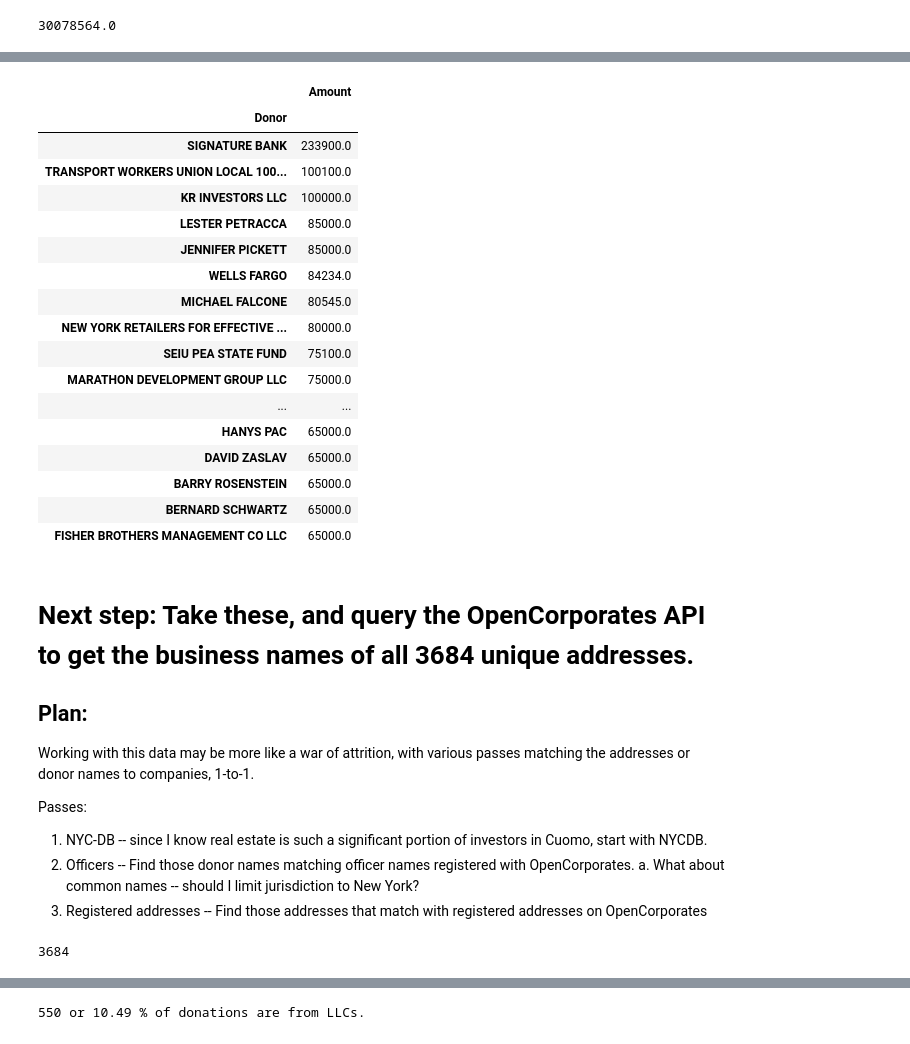
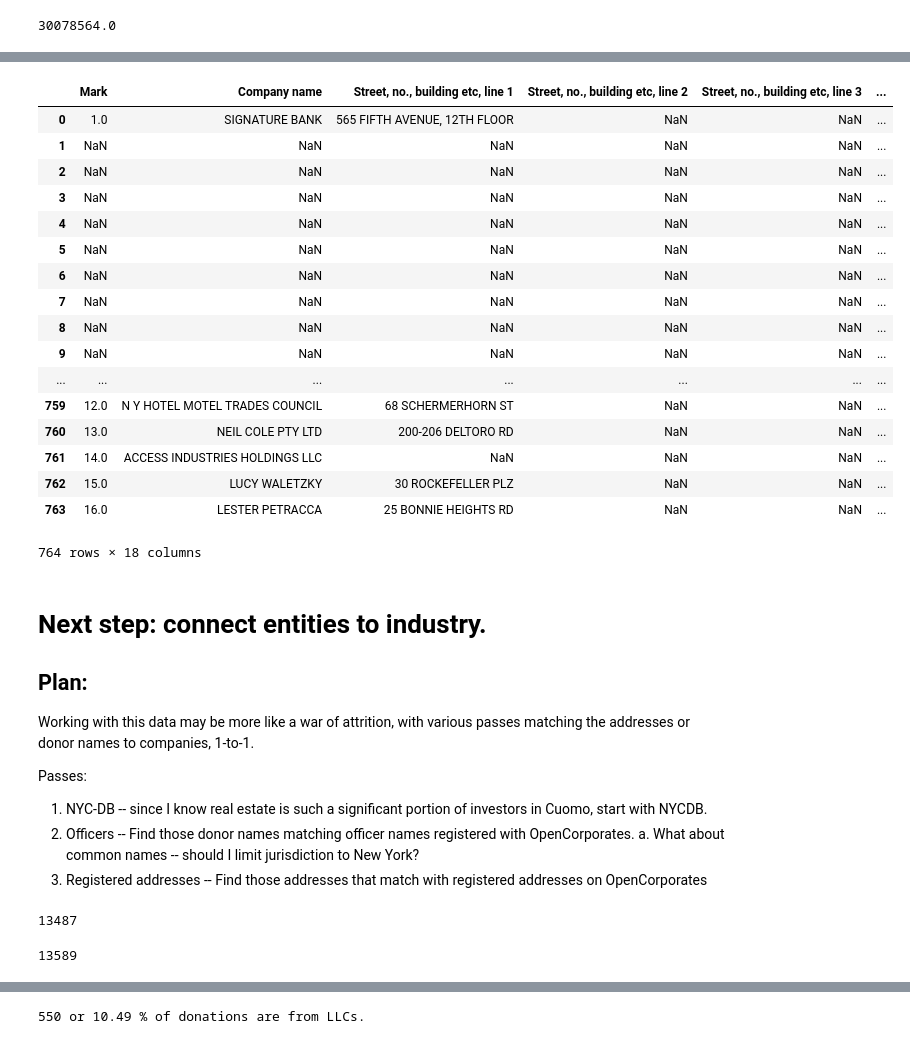
Before and after one commit to kromreig/warchest_cuomo_indy, a Jupyter notebook: Cuomo_Campaign_Finance.ipynb, the cells around one changed output, grey strips where cells are left out. Saved outputs shown, nothing was run; the diff lists cells and outputs as text; code cells hidden in the pictures.

```diff
--- a/Cuomo_Campaign_Finance.ipynb
+++ b/Cuomo_Campaign_Finance.ipynb
@@ -45,7 +46,8 @@ df['2014-11-01':]['Amount'].sum()
 30078564.0
 # %%
 #I'll decide to go with the last 4 years before November 2018, but can change this later easily.
-df_warchest = df['2014-11-01':]
+#EDIT: John and Peter want to look at everything from 2010 onward.
+df_warchest = df['2010-01-01':]
 # %%
 #So here is our Cuomo 2018 warchest data. 5244 campaign contributions from 2014-11-01 to 2018-01-12.
 #The next BOE data update will be in July 2018.
@@ -106,27 +73,34 @@ df_warchest['Donor'].value_counts().head(25).to_frame()
 # %%
 #Who are Cuomo's top individual donors, by sum dollar amounts they have given?
-df_warchest[['Donor','Amount']].groupby('Donor').agg({'Amount': 'sum'}).sort_values(by='Amount',ascending=False).head(50)
+#But these are not the REAL top donors, since entities use LLCs and other mechanisms to obscure repeated donations.
+#This is a start.
+
+df_warchest = df_warchest.groupby(['Donor','Address'],as_index=False).agg(lambda x : x.sum() if x.dtype=='float64' else ', '.join(x))
-# %% [output]
-|  | Amount |
-| Donor |  |
-| SIGNATURE BANK | 233900.0 |
-| TRANSPORT WORKERS UNION LOCAL 100... | 100100.0 |
-| KR INVESTORS LLC | 100000.0 |
-| LESTER PETRACCA | 85000.0 |
-| JENNIFER PICKETT | 85000.0 |
-| WELLS FARGO | 84234.0 |
-| MICHAEL FALCONE | 80545.0 |
-| NEW YORK RETAILERS FOR EFFECTIVE ... | 80000.0 |
-| SEIU PEA STATE FUND | 75100.0 |
-| MARATHON DEVELOPMENT GROUP LLC | 75000.0 |
-| ... | ... |
-| HANYS PAC | 65000.0 |
-| DAVID ZASLAV | 65000.0 |
-| BARRY ROSENSTEIN | 65000.0 |
-| BERNARD SCHWARTZ | 65000.0 |
-| FISHER BROTHERS MANAGEMENT CO LLC | 65000.0 |
+# %%
+df_warchest.sort_values('Amount',ascending=False)['Donor'].head(25).to_csv('top_25.csv')
+df_25 = pd.read_csv("top_25.txt",encoding='utf-16')
+df_25
+# %% [output]
+|  | Mark | Company name | Street, no., building etc, line 1 | Street, no., building etc, line 2 | Street, no., building etc, line 3 | ... |
+| 0 | 1.0 | SIGNATURE BANK | 565 FIFTH AVENUE, 12TH FLOOR | NaN | NaN | ... |
+| 1 | NaN | NaN | NaN | NaN | NaN | ... |
+| 2 | NaN | NaN | NaN | NaN | NaN | ... |
+| 3 | NaN | NaN | NaN | NaN | NaN | ... |
+| 4 | NaN | NaN | NaN | NaN | NaN | ... |
+| 5 | NaN | NaN | NaN | NaN | NaN | ... |
+| 6 | NaN | NaN | NaN | NaN | NaN | ... |
+| 7 | NaN | NaN | NaN | NaN | NaN | ... |
+| 8 | NaN | NaN | NaN | NaN | NaN | ... |
+| 9 | NaN | NaN | NaN | NaN | NaN | ... |
+| ... | ... | ... | ... | ... | ... | ... |
+| 759 | 12.0 | N Y HOTEL MOTEL TRADES COUNCIL | 68 SCHERMERHORN ST | NaN | NaN | ... |
+| 760 | 13.0 | NEIL COLE PTY LTD | 200-206 DELTORO RD | NaN | NaN | ... |
+| 761 | 14.0 | ACCESS INDUSTRIES HOLDINGS LLC | NaN | NaN | NaN | ... |
+| 762 | 15.0 | LUCY WALETZKY | 30 ROCKEFELLER PLZ | NaN | NaN | ... |
+| 763 | 16.0 | LESTER PETRACCA | 25 BONNIE HEIGHTS RD | NaN | NaN | ... |
+764 rows × 18 columns
 # %% [markdown]
-# Next step: Take these, and query the OpenCorporates API to get the business names of all 3684 unique addresses.
+# Next step: connect entities to industry.
 
 ## Plan:
 
@@ -141,7 +115,11 @@ Passes:
 # %%
 df_warchest['Address'].nunique()
 # %% [output]
-3684
+13487
+# %%
+df_warchest['Donor'].nunique()
+# %% [output]
+13589
 # %%
 def get_company_names(row):
     #If the contribution code is 'Individual', check for officer name!
```
Also changed, not shown: parts of 17 cells of this notebook, 12 other files.
